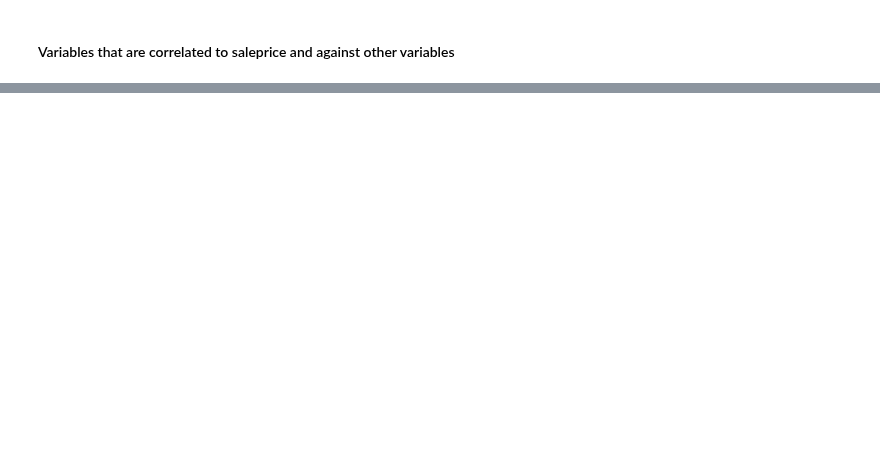
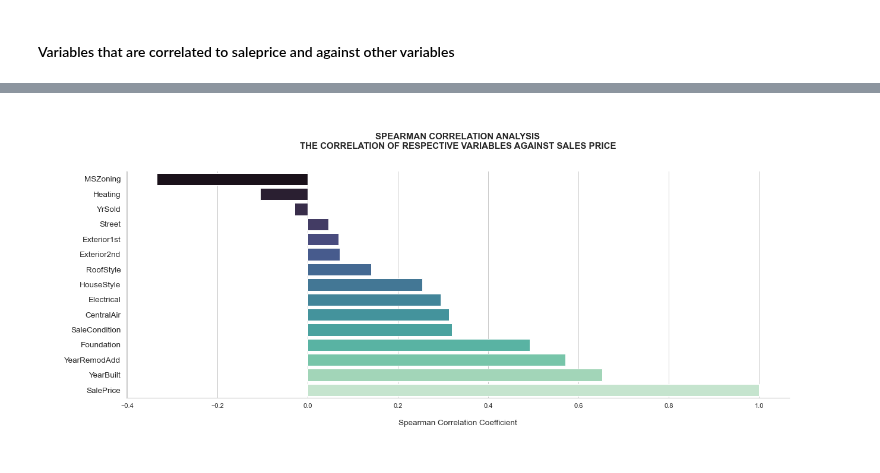
Before and after one commit to hyoaru/dsa-libraries-test, a Jupyter notebook: main/ipython-notebooks/implementation/desc_analytics.ipynb, the cells around one changed output, grey strips where cells are left out. Drawn from its saved outputs; the diff is of its cells as text; code cells hidden in the pictures; blank space fills up the shorter version.

```diff
--- a/main/ipython-notebooks/implementation/desc_analytics.ipynb
+++ b/main/ipython-notebooks/implementation/desc_analytics.ipynb
@@ -355,0 +554,58 @@ g.set_yticklabels(
+# %%
+def generate_df_grouped_spearman(dataframe, features, col_to_corr):
+    df_spearman_grouped = pd.DataFrame(dict(
+        features = features,
+        spearman = [dataframe[feature].corr(dataframe[col_to_corr], method = 'spearman') for feature in features]
+    ))
+
+    return df_spearman_grouped.sort_values('spearman')
+# %%
+df_spearman_grouped = generate_df_grouped_spearman(
+    dataframe = df_train,
+    features = numerical_columns_df_train + categorical_columns_df_train,
+    col_to_corr = 'SalePrice'
+)
+
+g = sns.barplot(
+    data = df_spearman_grouped,
+    y = 'features',
+    x = 'spearman',
+    palette = a1_palette
+)
+
+g.set_ylabel(' \n\n')
+
+g.set_xlabel(
+    f"\n{g.get_xlabel().capitalize()} Correlation Coefficient\n\n\n",
+    fontdict = dict(
+        fontsize = 13.5,
+        fontweight = 'medium',
+    )
+)
+
+g.set_yticklabels(
+    labels = g.get_yticklabels(),
+    fontdict = dict(
+        fontsize = 13.5,
+        fontweight = 'medium'
+    )
+)
+
+g.set_title(
+    f"\n\nSpearman Correlation Analysis\nThe correlation of respective variables against sales price\n\n".upper(),
+    fontdict = dict(
+        fontsize = 15,
+        fontweight = 'bold',
+    )
+)
+
+plt.text(
+    s = ' ',
+    transform = g.transAxes,
+    x = 1.08,
+    y = 1,
+)
+
+sns.despine()
+# %% [output]
+[figure, added]
```
Also changed, not shown: parts of 18 cells of this notebook.
